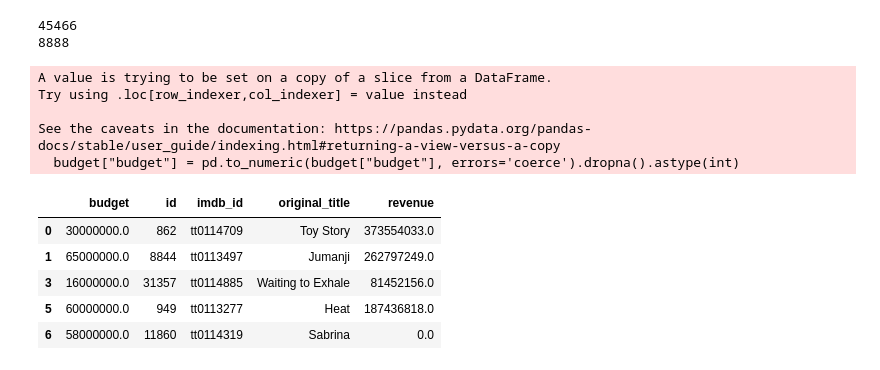
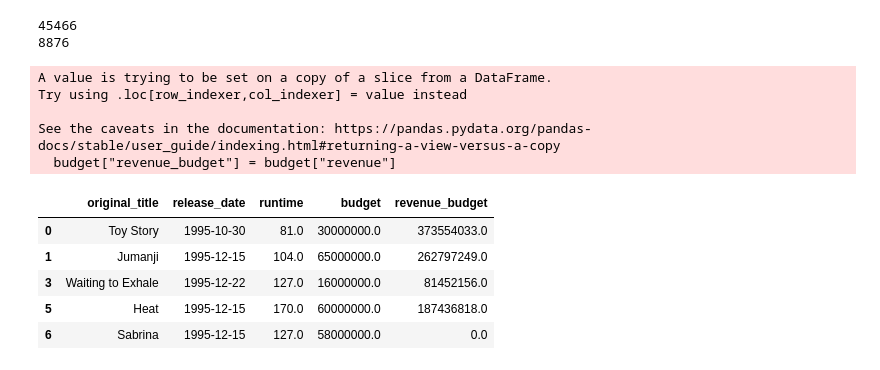
Before and after one commit to epfl-ada/ada-2023-project-shinebrightlikeadamon, a Jupyter notebook: make_money_data.ipynb, the cells around one changed output. Saved outputs shown, nothing was run; the diff lists cells and outputs as text; code cells hidden in the pictures.

Commit message:
finance data

```diff
--- a/make_money_data.ipynb
+++ b/make_money_data.ipynb
@@ -6,23 +16,25 @@ budget_data = pd.read_csv('./data/movies_budget/movies_metadata.csv', sep=',')
 # %%
 #Get and clean budget data
-budget = budget_data[["budget", "id", "imdb_id", "original_title", "revenue"]]
+budget = budget_data[["original_title", "release_date", "runtime", "budget", "revenue"]]
 print(len(budget))
+budget["revenue_budget"] = budget["revenue"]
+budget = budget.drop(columns=["revenue"])
 budget["budget"] = pd.to_numeric(budget["budget"], errors='coerce').dropna().astype(int)
 budget = budget.dropna()
 budget = budget[budget["budget"] != 0]
 print(len(budget))
 budget.head()
 # %% [output]
 45466
-8888
+8876
 A value is trying to be set on a copy of a slice from a DataFrame.
 Try using .loc[row_indexer,col_indexer] = value instead
 
 See the caveats in the documentation: https://pandas.pydata.org/pandas-docs/stable/user_guide/indexing.html#returning-a-view-versus-a-copy
-  budget["budget"] = pd.to_numeric(budget["budget"], errors='coerce').dropna().astype(int)
+  budget["revenue_budget"] = budget["revenue"]
-|  | budget | id | imdb_id | original_title | revenue |
-| 0 | 30000000.0 | 862 | tt0114709 | Toy Story | 373554033.0 |
-| 1 | 65000000.0 | 8844 | tt0113497 | Jumanji | 262797249.0 |
-| 3 | 16000000.0 | 31357 | tt0114885 | Waiting to Exhale | 81452156.0 |
-| 5 | 60000000.0 | 949 | tt0113277 | Heat | 187436818.0 |
-| 6 | 58000000.0 | 11860 | tt0114319 | Sabrina | 0.0 |
+|  | original_title | release_date | runtime | budget | revenue_budget |
+| 0 | Toy Story | 1995-10-30 | 81.0 | 30000000.0 | 373554033.0 |
+| 1 | Jumanji | 1995-12-15 | 104.0 | 65000000.0 | 262797249.0 |
+| 3 | Waiting to Exhale | 1995-12-22 | 127.0 | 16000000.0 | 81452156.0 |
+| 5 | Heat | 1995-12-15 | 170.0 | 60000000.0 | 187436818.0 |
+| 6 | Sabrina | 1995-12-15 | 127.0 | 58000000.0 | 0.0 |
```
Also changed, not shown: parts of 9 cells of this notebook.
